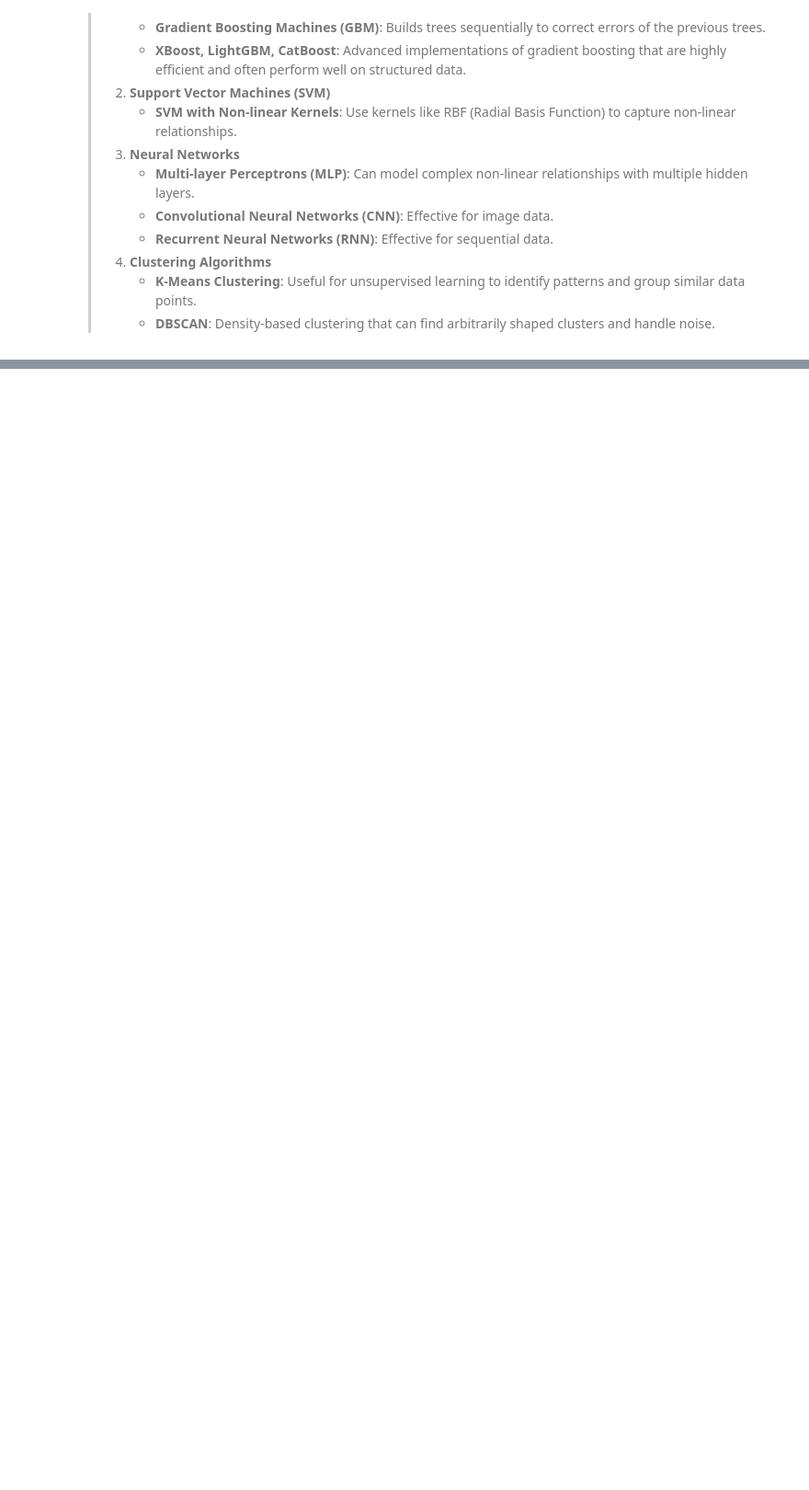
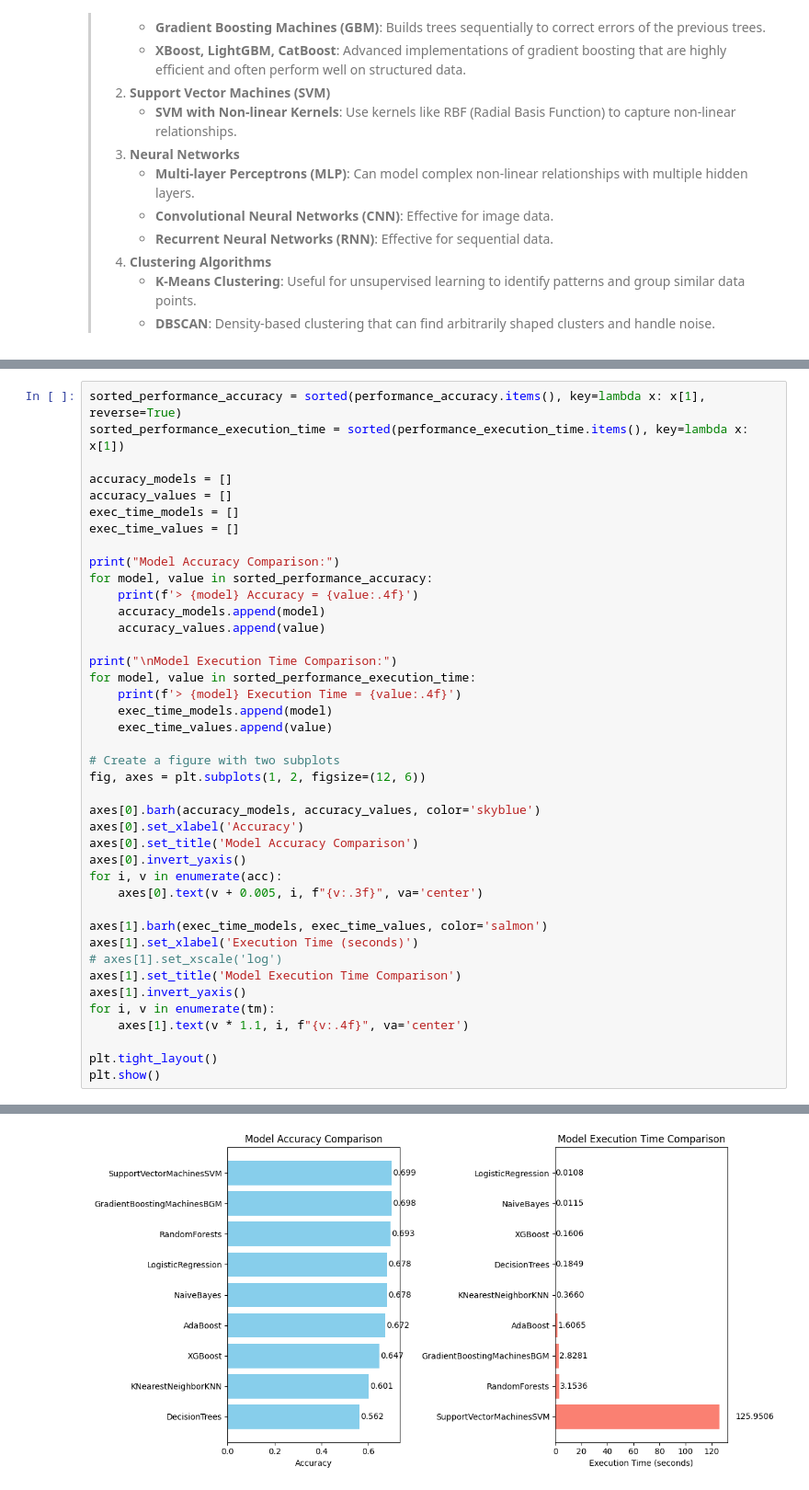
Before and after one commit to FajarLaksono/analytics, a Jupyter notebook: 2025-02-17-3-sleep-health-and-digital-screen-exposure-dataset/analysis.ipynb, the cells around one changed output, grey strips where cells are left out. Shown at 92% size. Cells and saved outputs as stored; diff of their text form; blank space fills up the shorter version.

```diff
--- a/2025-02-17-3-sleep-health-and-digital-screen-exposure-dataset/analysis.ipynb
+++ b/2025-02-17-3-sleep-health-and-digital-screen-exposure-dataset/analysis.ipynb
@@ -397,0 +514,42 @@ plt.show()
+# %%
+sorted_performance_accuracy = sorted(performance_accuracy.items(), key=lambda x: x[1], reverse=True)
+sorted_performance_execution_time = sorted(performance_execution_time.items(), key=lambda x: x[1])
+
+accuracy_models = []
+accuracy_values = []
+exec_time_models = []
+exec_time_values = []
+
+print("Model Accuracy Comparison:")
+for model, value in sorted_performance_accuracy:
+    print(f'> {model} Accuracy = {value:.4f}')
+    accuracy_models.append(model)
+    accuracy_values.append(value)
+
+print("\nModel Execution Time Comparison:")
+for model, value in sorted_performance_execution_time:
+    print(f'> {model} Execution Time = {value:.4f}')
+    exec_time_models.append(model)
+    exec_time_values.append(value)
+
+# Create a figure with two subplots
+fig, axes = plt.subplots(1, 2, figsize=(12, 6))
+
+axes[0].barh(accuracy_models, accuracy_values, color='skyblue')
+axes[0].set_xlabel('Accuracy')
+axes[0].set_title('Model Accuracy Comparison')
+axes[0].invert_yaxis()
+for i, v in enumerate(acc):
+    axes[0].text(v + 0.005, i, f"{v:.3f}", va='center')
+
+axes[1].barh(exec_time_models, exec_time_values, color='salmon')
+axes[1].set_xlabel('Execution Time (seconds)')
+# axes[1].set_xscale('log')
+axes[1].set_title('Model Execution Time Comparison')
+axes[1].invert_yaxis()
+for i, v in enumerate(tm):
+    axes[1].text(v * 1.1, i, f"{v:.4f}", va='center')
+
+plt.tight_layout()
+plt.show()
+# %% [output]
@@ -397,0 +573 @@ plt.show()
+[figure, added]
```
Also changed, not shown: parts of 23 cells of this notebook.
